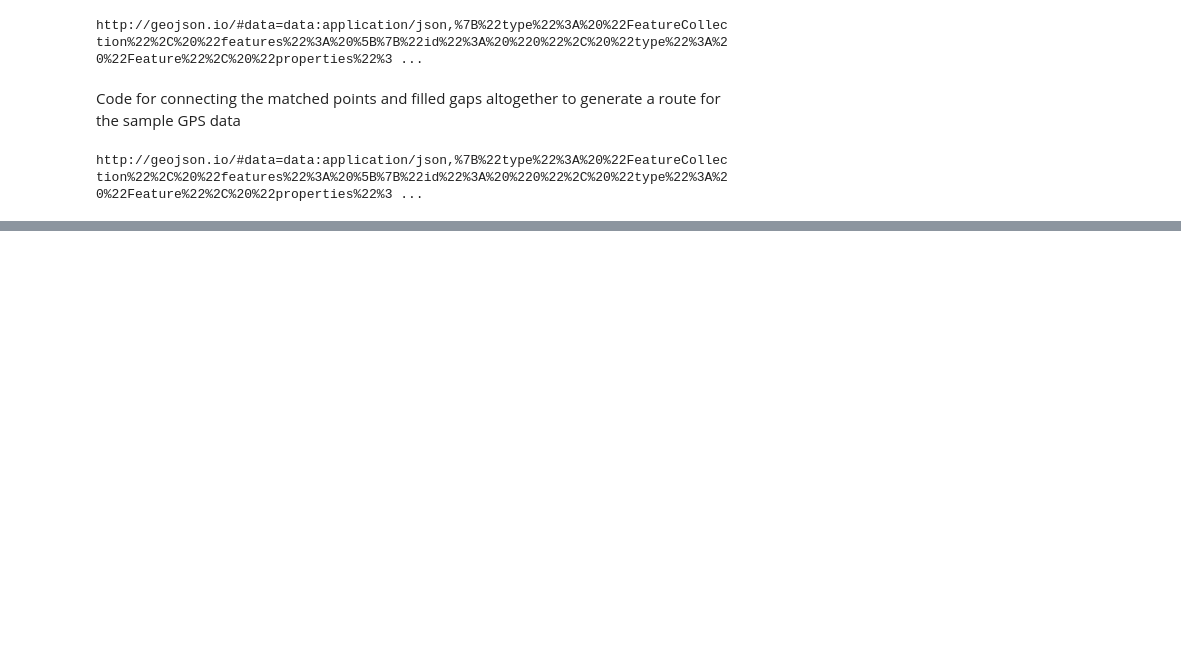
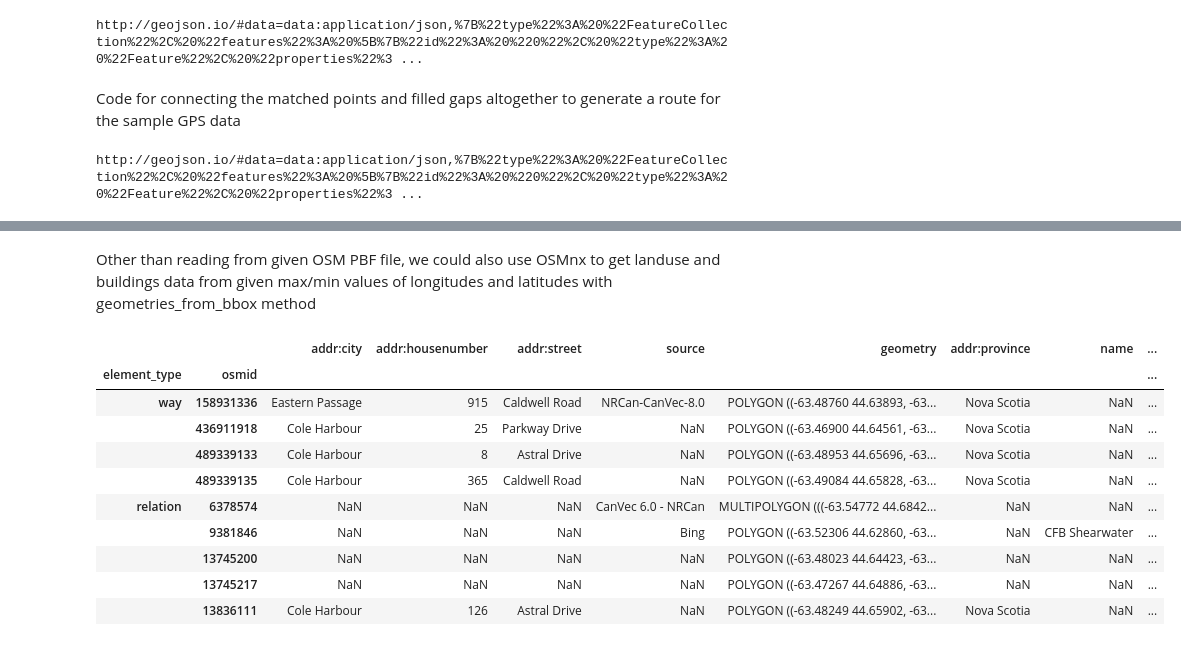
Before and after one commit to paezha/PyERT-BLACK, a Jupyter notebook: src/POC_Notebook/PyERT_poc.ipynb, the cells around one changed output, grey strips where cells are left out. Cells and saved outputs as stored; diff of their text form; code cells hidden in the pictures; blank space fills up the shorter version.

```diff
--- a/src/POC_Notebook/PyERT_poc.ipynb
+++ b/src/POC_Notebook/PyERT_poc.ipynb
@@ -836,0 +903,17 @@ http://geojson.io/#data=data:application/json,%7B%22type%22%3A%20%22FeatureColle
+# %% [markdown]
+Other than reading from given OSM PBF file, we could also use OSMnx to get landuse and buildings data from given max/min values of longitudes and latitudes with geometries_from_bbox method
+# %%
+trajBBoxLU= ox.geometries.geometries_from_bbox(maxY, minY, maxX, minX, tags ={ 'landuse':True})
+trajBBoxLU
+# %% [output]
+|  |  | addr:city | addr:housenumber | addr:street | source | geometry | addr:province | name | ... |
+| element_type | osmid |  |  |  |  |  |  |  | ... |
+| way | 158931336 | Eastern Passage | 915 | Caldwell Road | NRCan-CanVec-8.0 | POLYGON ((-63.48760 44.63893, -63... | Nova Scotia | NaN | ... |
+|  | 436911918 | Cole Harbour | 25 | Parkway Drive | NaN | POLYGON ((-63.46900 44.64561, -63... | Nova Scotia | NaN | ... |
+|  | 489339133 | Cole Harbour | 8 | Astral Drive | NaN | POLYGON ((-63.48953 44.65696, -63... | Nova Scotia | NaN | ... |
+|  | 489339135 | Cole Harbour | 365 | Caldwell Road | NaN | POLYGON ((-63.49084 44.65828, -63... | Nova Scotia | NaN | ... |
+| relation | 6378574 | NaN | NaN | NaN | CanVec 6.0 - NRCan | MULTIPOLYGON (((-63.54772 44.6842... | NaN | NaN | ... |
+|  | 9381846 | NaN | NaN | NaN | Bing | POLYGON ((-63.52306 44.62860, -63... | NaN | CFB Shearwater | ... |
+|  | 13745200 | NaN | NaN | NaN | NaN | POLYGON ((-63.48023 44.64423, -63... | NaN | NaN | ... |
+|  | 13745217 | NaN | NaN | NaN | NaN | POLYGON ((-63.47267 44.64886, -63... | NaN | NaN | ... |
+|  | 13836111 | Cole Harbour | 126 | Astral Drive | NaN | POLYGON ((-63.48249 44.65902, -63... | Nova Scotia | NaN | ... |
```
Also changed, not shown: parts of 28 cells of this notebook.
